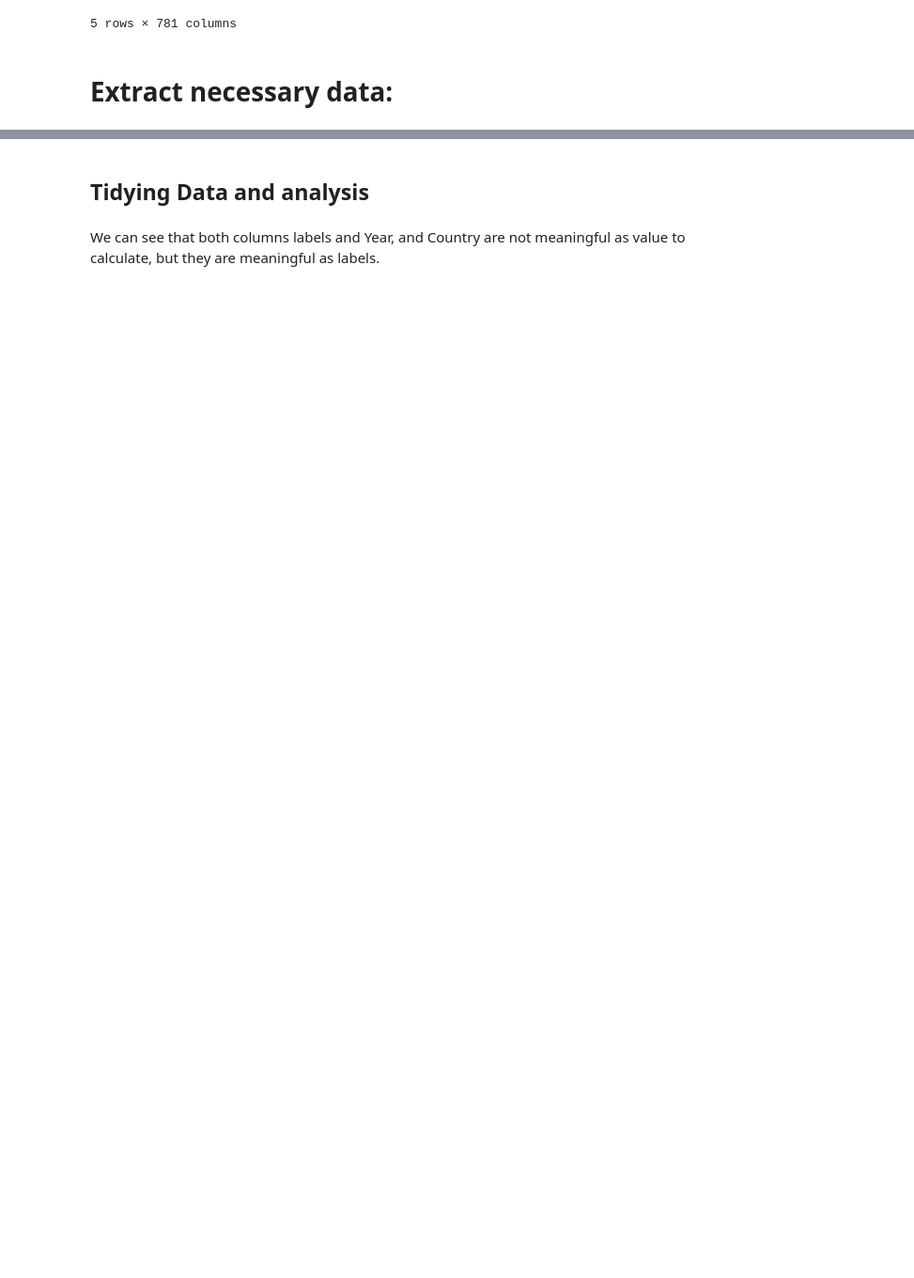
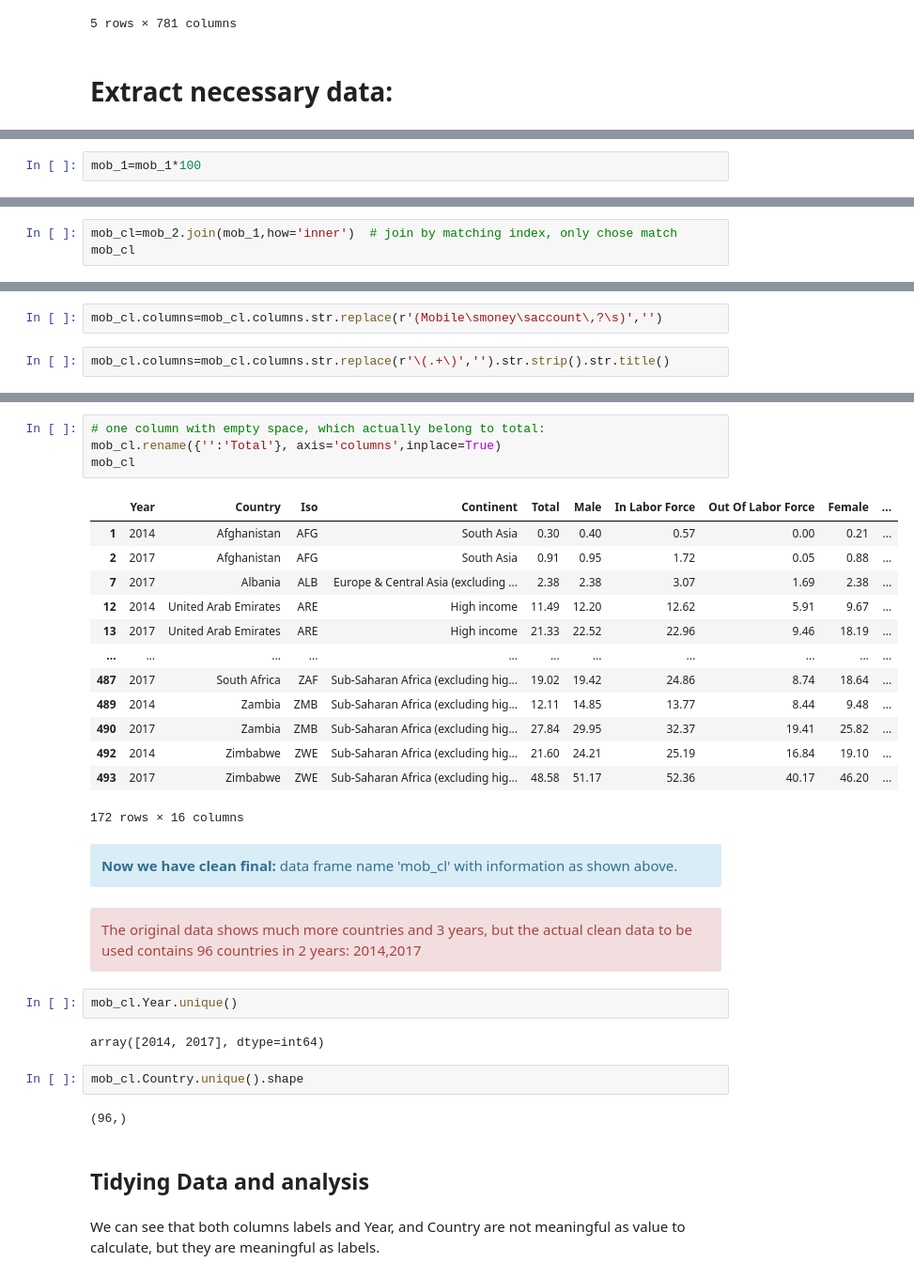
Before and after one commit to Thuong89/data_analysis_with_pandas, a Jupyter notebook: Findex.ipynb, the cells around one changed output, grey strips where cells are left out. Shown at 94% size. Drawn from its saved outputs; the diff is of its cells as text; blank space fills up the shorter version.

```diff
--- a/Findex.ipynb
+++ b/Findex.ipynb
@@ -198,0 +206,2 @@ mo_cl.Country.unique().shape
+# %%
+mob_1=mob_1*100
@@ -198,0 +210,3 @@ mo_cl.Country.unique().shape
+# %%
+mob_cl=mob_2.join(mob_1,how='inner')  # join by matching index, only chose match
+mob_cl
@@ -198,0 +238,4 @@ mo_cl.Country.unique().shape
+# %%
+mob_cl.columns=mob_cl.columns.str.replace(r'(Mobile\smoney\saccount\,?\s)','')
+# %%
+mob_cl.columns=mob_cl.columns.str.replace(r'\(.+\)','').str.strip().str.title()
@@ -199,3 +251,36 @@ mo_cl.Country.unique().shape
+# %%
+# one column with empty space, which actually belong to total:
+mob_cl.rename({'':'Total'}, axis='columns',inplace=True)
+mob_cl
+# %% [output]
+|  | Year | Country | Iso | Continent | Total | Male | In Labor Force | Out Of Labor Force | Female | ... |
+| 1 | 2014 | Afghanistan | AFG | South Asia | 0.30 | 0.40 | 0.57 | 0.00 | 0.21 | ... |
+| 2 | 2017 | Afghanistan | AFG | South Asia | 0.91 | 0.95 | 1.72 | 0.05 | 0.88 | ... |
+| 7 | 2017 | Albania | ALB | Europe & Central Asia (excluding ... | 2.38 | 2.38 | 3.07 | 1.69 | 2.38 | ... |
+| 12 | 2014 | United Arab Emirates | ARE | High income | 11.49 | 12.20 | 12.62 | 5.91 | 9.67 | ... |
+| 13 | 2017 | United Arab Emirates | ARE | High income | 21.33 | 22.52 | 22.96 | 9.46 | 18.19 | ... |
+| ... | ... | ... | ... | ... | ... | ... | ... | ... | ... | ... |
+| 487 | 2017 | South Africa | ZAF | Sub-Saharan Africa (excluding hig... | 19.02 | 19.42 | 24.86 | 8.74 | 18.64 | ... |
+| 489 | 2014 | Zambia | ZMB | Sub-Saharan Africa (excluding hig... | 12.11 | 14.85 | 13.77 | 8.44 | 9.48 | ... |
+| 490 | 2017 | Zambia | ZMB | Sub-Saharan Africa (excluding hig... | 27.84 | 29.95 | 32.37 | 19.41 | 25.82 | ... |
+| 492 | 2014 | Zimbabwe | ZWE | Sub-Saharan Africa (excluding hig... | 21.60 | 24.21 | 25.19 | 16.84 | 19.10 | ... |
+| 493 | 2017 | Zimbabwe | ZWE | Sub-Saharan Africa (excluding hig... | 48.58 | 51.17 | 52.36 | 40.17 | 46.20 | ... |
+172 rows × 16 columns
+# %% [markdown]
+<div class="alert alert-block alert-info">
+<b>Now we have clean final:</b> data frame name 'mob_cl' with information as shown above.
+</div>
+# %% [markdown]
+<div class="alert alert-block alert-danger"> The original data shows much more countries and 3 years, but the actual clean data to be used contains 96 countries in 2 years: 2014,2017
+</div>
+# %%
+mob_cl.Year.unique()
+# %% [output]
+array([2014, 2017], dtype=int64)
+# %%
+mob_cl.Country.unique().shape
+# %% [output]
+(96,)
 # %% [markdown]
 ## Tidying Data and analysis
 # %% [markdown]
```
Also changed, not shown: parts of 107 cells of this notebook, 3 other files.
